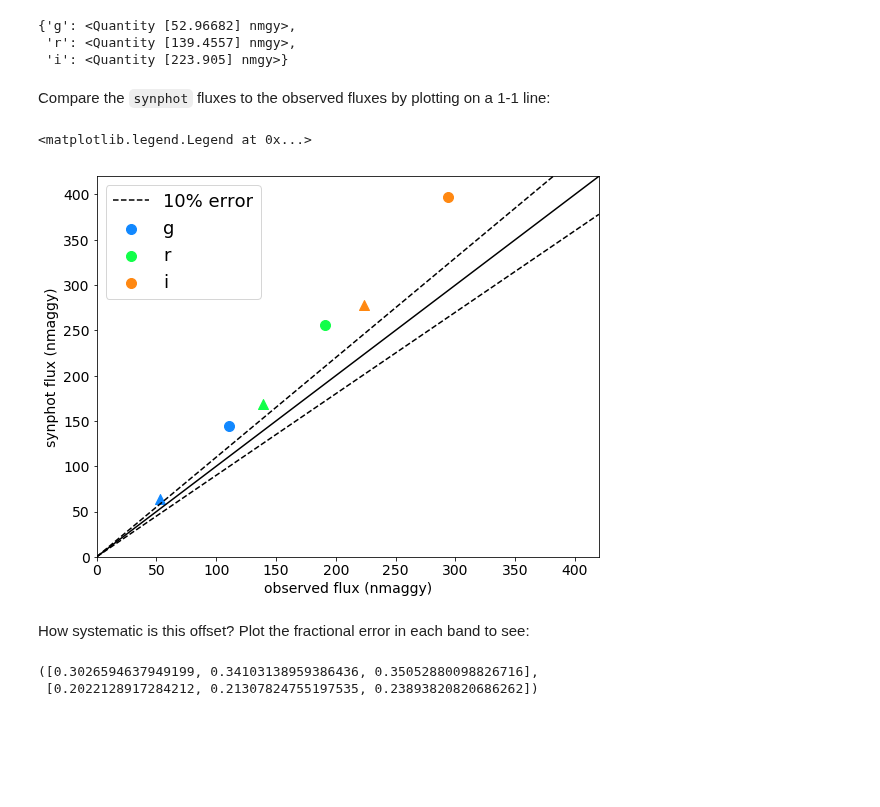
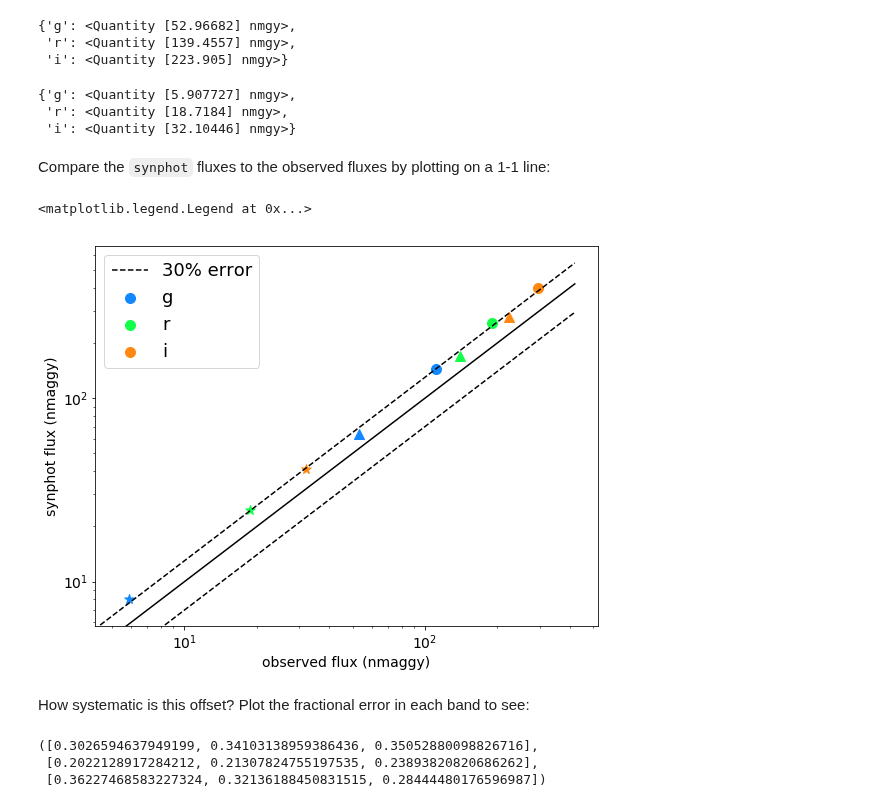
Before and after one commit to tcjansen/GSoC, a Jupyter notebook: empirical_photometry.ipynb, the cells around one changed output. Cells and saved outputs as stored; diff of their text form; code cells hidden in the pictures; blank space fills up the shorter version.

```diff
--- a/empirical_photometry.ipynb
+++ b/empirical_photometry.ipynb
@@ -88,3 +104,8 @@ spectrum2 = SourceSpectrum(Empirical1D,
 spectrum2.plot(flux_unit='FLAM')
 # %% [output]
 [figure]
+# %%
+spectrum3 = SourceSpectrum(Empirical1D,
+                          points=wavelengths3, lookup_table=flux3)
+
+spectrum3.plot(flux_unit='FLAM')
@@ -176,3 +200,14 @@ for band in sdss_bands:
 g = 63 nmgy
 r = 169 nmgy
 i = 277 nmgy
+# %%
+fluxes3 = {}
+for band in sdss_bands:
+    observation = Observation(spectrum3, bandpasses[band], force='extrap')
+    flux = observation.effstim('Jy')
+    # SDSS uses nanomaggies as a flux unit. For more info,
+    # see: http://www.sdss3.org/dr8/algorithms/magnitudes.php
+    fluxes3[band] = flux.to(u.nanomaggy, zero_point_star_equiv)
+# %%
+for band in sdss_bands:
+    print(band + ' =', str(int(fluxes3[band].value)) + ' nmgy')
@@ -206,37 +245,53 @@ sdss_fluxes2
 {'g': <Quantity [52.96682] nmgy>,
  'r': <Quantity [139.4557] nmgy>,
  'i': <Quantity [223.905] nmgy>}
+# %%
+flux_table3 = SDSS.query_crossid(coordinates = coords3, photoobj_fields=model_flux)
+sdss_fluxes3 = {}
+for band in sdss_bands:
+    # sdss fluxes are given in units of "nanomaggies"
+    sdss_fluxes3[band] = flux_table3['fiberFlux_' + band] * u.nanomaggy
+# %%
+sdss_fluxes3
+# %% [output]
+{'g': <Quantity [5.907727] nmgy>,
+ 'r': <Quantity [18.7184] nmgy>,
+ 'i': <Quantity [32.10446] nmgy>}
 # %% [markdown]
 Compare the `synphot` fluxes to the observed fluxes by plotting on a 1-1 line:
 # %%
 plt.rcParams.update({'font.size': 14})
 fig = plt.figure(figsize=(9, 7))
 
 colors=['#1188FF', '#11FF49', '#FF8811', '#FF3D11', '#870909']
 i = 0
 for band in sdss_bands:
     plt.scatter(sdss_fluxes[band], fluxes[band],
                 s=100, label=band, marker='o', color=colors[i])
     plt.scatter(sdss_fluxes2[band], fluxes2[band],
                 s=100, marker='^', color=colors[i])
+    plt.scatter(sdss_fluxes3[band], fluxes3[band],
+                s=100, marker='*', color=colors[i])
     i += 1  # to change the color
 
 # one-to-one line
 fluxrange = np.linspace(0, 420, 10)
 plt.plot(fluxrange, fluxrange, color='black')
-plt.plot(fluxrange, fluxrange * 0.9, color='black', ls='--', label='10% error')
-plt.plot(fluxrange, fluxrange * 1.1, color='black', ls='--')
+plt.plot(fluxrange, fluxrange * 0.7, color='black', ls='--', label='30% error')
+plt.plot(fluxrange, fluxrange * 1.3, color='black', ls='--')
 
 plt.ylabel('synphot flux (nmaggy)', size='14')
 plt.xlabel('observed flux (nmaggy)', size='14')
 
-plt.xlim(0, 420)
-plt.ylim(0, 420)
+# plt.xlim(0, 420)
+# plt.ylim(0, 420)
+plt.yscale('log')
+plt.xscale('log')
 
 plt.legend(prop={'size': 18})
 # %% [output]
 <matplotlib.legend.Legend at 0x...>
-[figure, old version]
+[figure, new version]
 # %% [markdown]
 How systematic is this offset? Plot the fractional error in each band to see:
 # %%
@@ -244,11 +299,14 @@ fraction_offsets = [(abs(sdss_fluxes[band] - fluxes[band]) /
                      sdss_fluxes[band]).value[0] for band in sdss_bands]
 fraction_offsets2 = [(abs(sdss_fluxes2[band] - fluxes2[band]) /
                       sdss_fluxes2[band]).value[0] for band in sdss_bands]
+fraction_offsets3 = [(abs(sdss_fluxes3[band] - fluxes3[band]) /
+                      sdss_fluxes3[band]).value[0] for band in sdss_bands]
 
-fraction_offsets, fraction_offsets2
+fraction_offsets, fraction_offsets2, fraction_offsets3
 # %% [output]
 ([0.3026594637949199, 0.34103138959386436, 0.35052880098826716],
- [0.2022128917284212, 0.21307824755197535, 0.23893820820686262])
+ [0.2022128917284212, 0.21307824755197535, 0.23893820820686262],
+ [0.36227468583227324, 0.32136188450831515, 0.28444480176596987])
 # %%
 fig = plt.figure(figsize=(9, 7))
 
```
Also changed, not shown: parts of 9 cells of this notebook.
